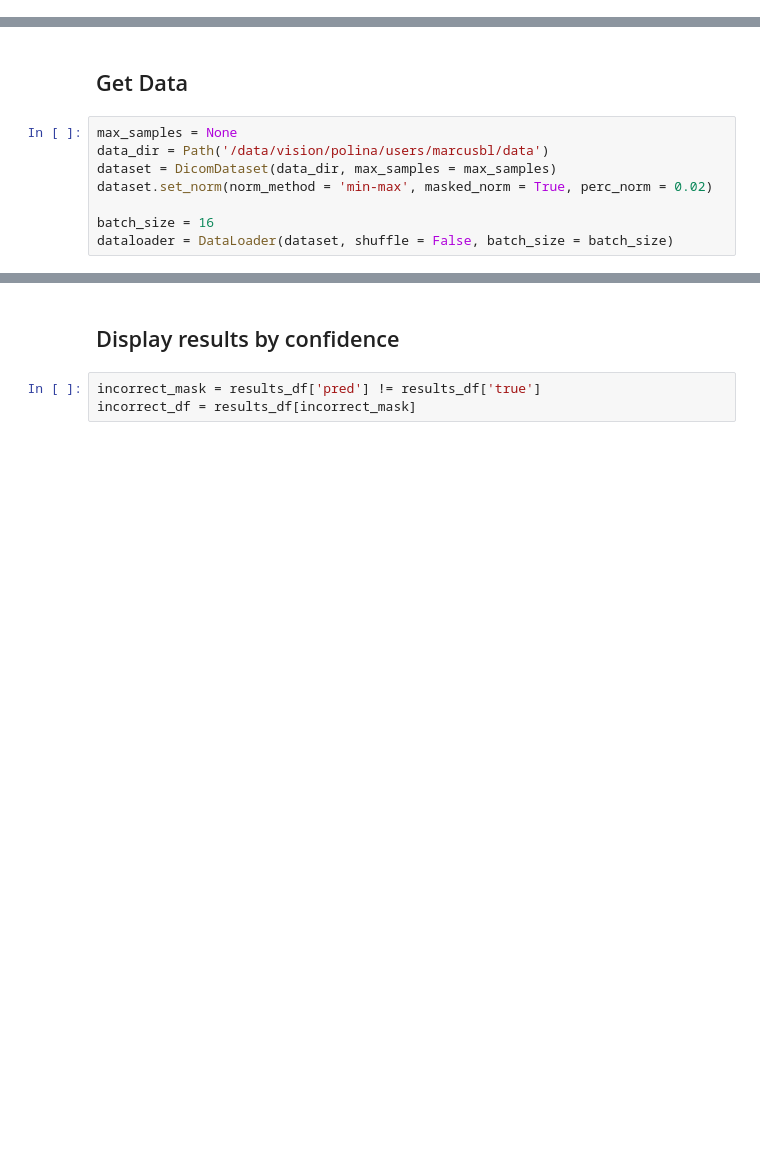
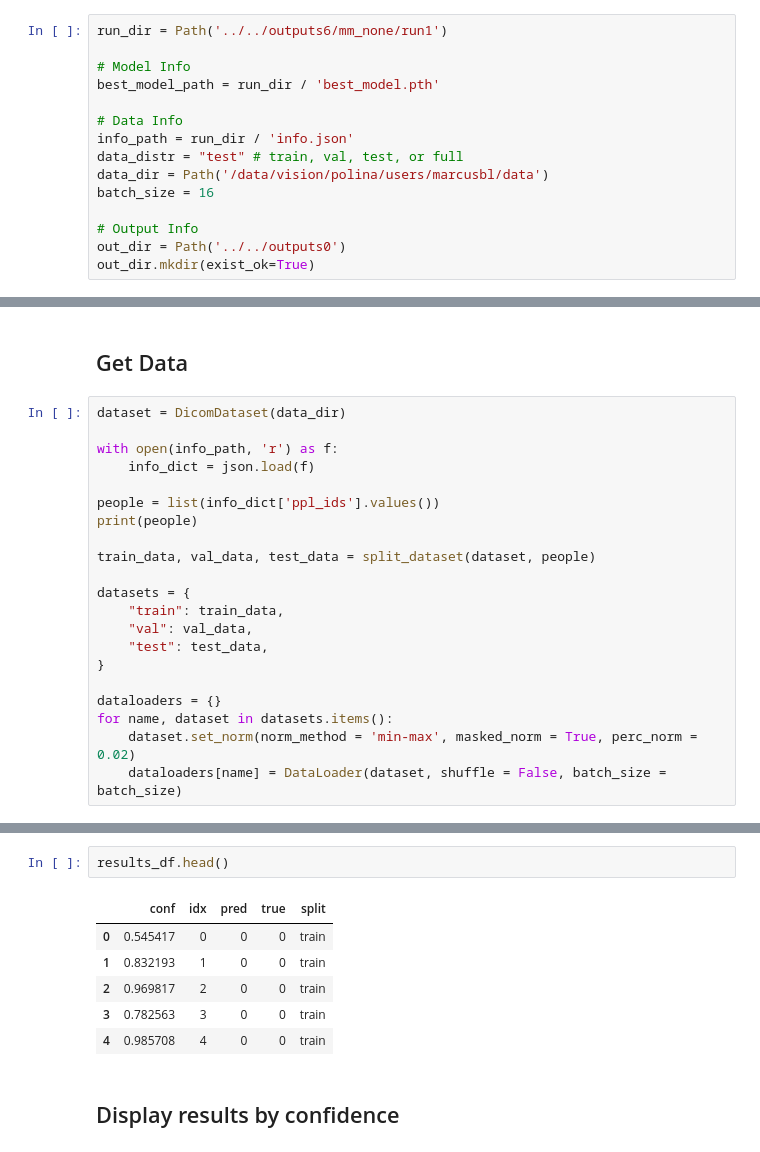
Before and after one commit to MedicalVisionGroup/FetalBrainIQA, a Jupyter notebook: src/explore/explore_results.ipynb, the cells around one changed output, grey strips where cells are left out. Saved outputs shown, nothing was run; the diff lists cells and outputs as text; blank space fills up the shorter version.

```diff
--- a/src/explore/explore_results.ipynb
+++ b/src/explore/explore_results.ipynb
@@ -281,2 +266,17 @@ regression_summary
+# %%
+run_dir = Path('../../outputs6/mm_none/run1')
+
+# Model Info
+best_model_path = run_dir / 'best_model.pth'
+
+# Data Info
+info_path = run_dir / 'info.json'
+data_distr = "test" # train, val, test, or full
+data_dir = Path('/data/vision/polina/users/marcusbl/data')
+batch_size = 16
+
+# Output Info
+out_dir = Path('../../outputs0')
+out_dir.mkdir(exist_ok=True)
 # %%
 device = torch.device("cuda" if torch.cuda.is_available() else "cpu")
@@ -294,10 +295,23 @@ model.eval()
 # %% [markdown]
 ## Get Data
 # %%
-max_samples = None
-data_dir = Path('/data/vision/polina/users/marcusbl/data')
-dataset = DicomDataset(data_dir, max_samples = max_samples)
-dataset.set_norm(norm_method = 'min-max', masked_norm = True, perc_norm = 0.02)
+dataset = DicomDataset(data_dir)
 
-batch_size = 16
-dataloader = DataLoader(dataset, shuffle = False, batch_size = batch_size)
+with open(info_path, 'r') as f:
+    info_dict = json.load(f)
+
+people = list(info_dict['ppl_ids'].values())
+print(people)
+
+train_data, val_data, test_data = split_dataset(dataset, people)
+
+datasets = {
+    "train": train_data,
+    "val": val_data,
+    "test": test_data,
+}
+
+dataloaders = {}
+for name, dataset in datasets.items():
+    dataset.set_norm(norm_method = 'min-max', masked_norm = True, perc_norm = 0.02)
+    dataloaders[name] = DataLoader(dataset, shuffle = False, batch_size = batch_size)
@@ -329,5 +355,11 @@ results_df = pd.DataFrame(results)
+# %%
+results_df.head()
+# %% [output]
+|  | conf | idx | pred | true | split |
+| 0 | 0.545417 | 0 | 0 | 0 | train |
+| 1 | 0.832193 | 1 | 0 | 0 | train |
+| 2 | 0.969817 | 2 | 0 | 0 | train |
+| 3 | 0.782563 | 3 | 0 | 0 | train |
+| 4 | 0.985708 | 4 | 0 | 0 | train |
 # %% [markdown]
 ## Display results by confidence
-# %%
-incorrect_mask = results_df['pred'] != results_df['true']
-incorrect_df = results_df[incorrect_mask]
```
Also changed, not shown: parts of 16 cells of this notebook, 1 other file.
